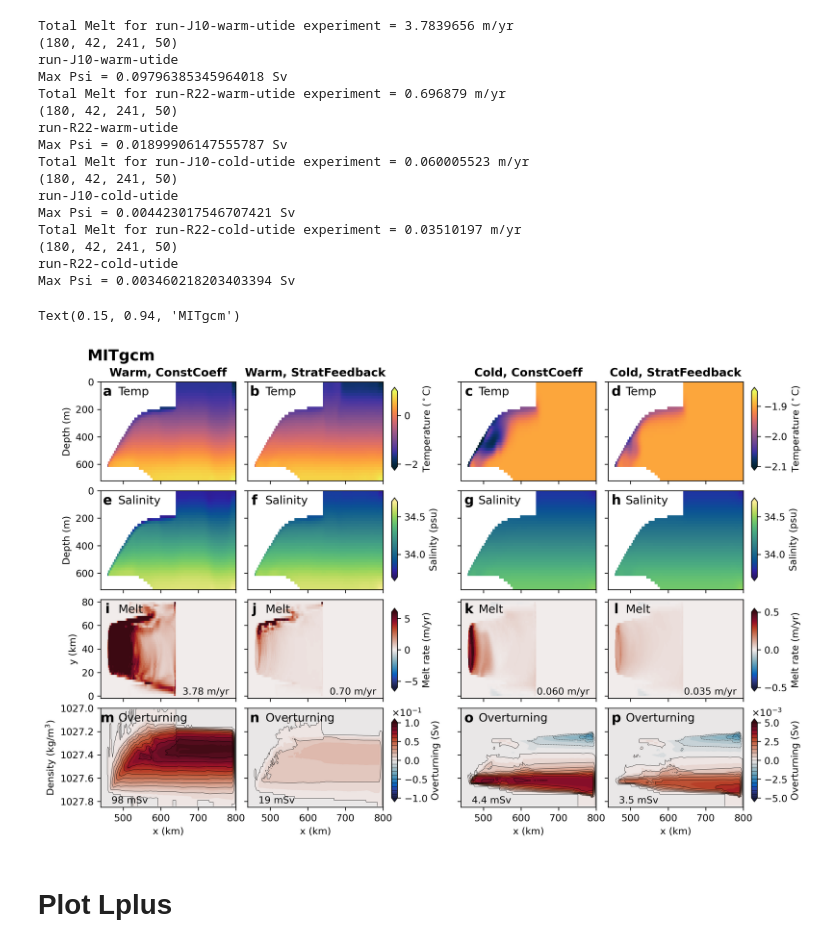
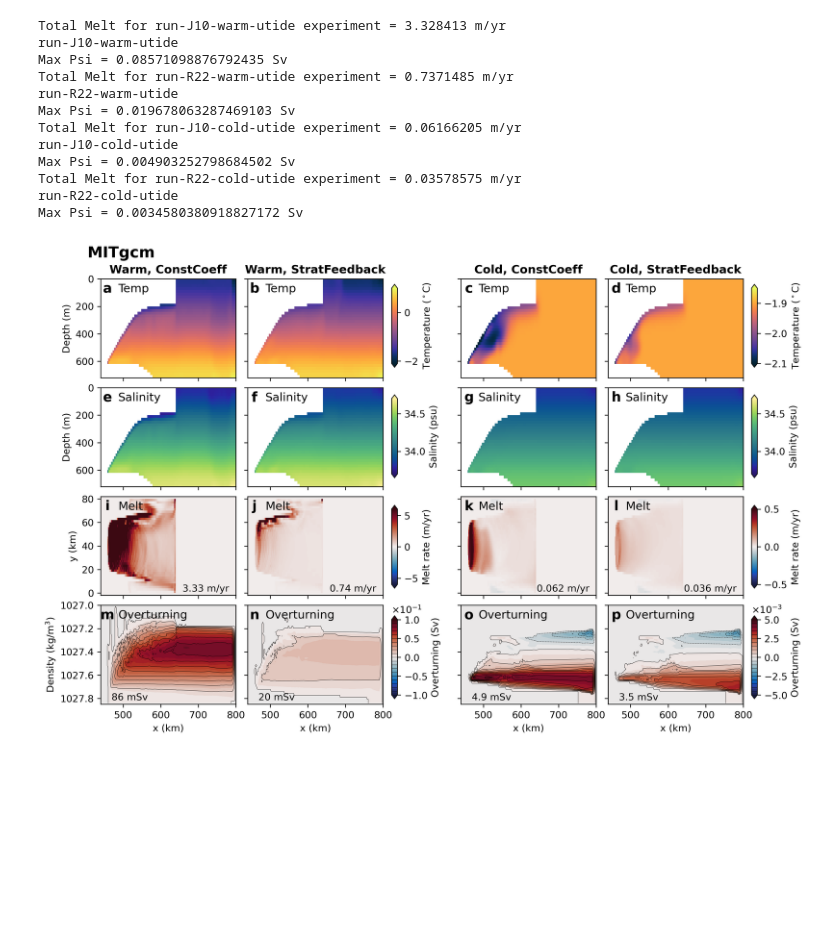
Before and after one commit to claireyung/stratification-feedback-param-paper, a Jupyter notebook: combined-ISOMIP-MITgcmMOM6-Copy1.ipynb, the cells around one changed output. Drawn from its saved outputs; the diff is of its cells as text; code cells hidden in the pictures; blank space fills up the shorter version.

```diff
--- a/combined-ISOMIP-MITgcmMOM6-Copy1.ipynb
+++ b/combined-ISOMIP-MITgcmMOM6-Copy1.ipynb
@@ -43,7 +40,7 @@ list_folders_MIT = ['run-J10-warm-utide','run-R22-warm-utide',
                 ]
 no_configs_MIT = len(list_folders_MIT)
 # %%
-def open_files_MIT(i):
+def open_files_MIT_raw(i):
     folder = base_folder_MIT+list_folders_MIT[i]+'/output001/'
     folder1 = base_folder_MIT+list_folders_MIT[i]+'/output000/'
 
@@ -57,32 +104,31 @@ def open_files_MIT(i):
 s_to_yr = 365*24*3600
 rho0 = 1000
 # %%
-def plot_transect_MIT(ax, i, y, var, time_slice, vmin, vmax, cmap):
+def plot_transect_MIT(ax, i, y, var, vmin, vmax, cmap):
     grid, tave, shelficetave, shelfsnap = open_files_MIT(i)
     if var == 'vVeltave':
-        plotvar = tave[var].isel(T = time_slice, Yp1 = y).mean('T')
+        plotvar = tave[var].isel(Yp1 = y)
         X = tave.X
     elif var == 'uVeltave':
-        plotvar = tave[var].isel(T = time_slice, Y = y).mean('T')
+        plotvar = tave[var].isel(Y = y)
         X = tave.Xp1
     else:
-        plotvar = tave[var].isel(T = time_slice, Y = y).mean('T')
+        plotvar = tave[var].isel(Y = y)
         X = tave.X
 
     plotvar = plotvar.where(plotvar !=0)
     mesh = ax.pcolormesh(
     1e-3 * X, -plotvar.Z.values, plotvar.values,
     cmap=cmap, vmin=vmin, vmax=vmax, shading='nearest')
-    #plt.colorbar(mesh, ax = ax, label = 'T ($^\circ$C)')
     ax.set_title(var+', '+list_folders_MIT[i])
     ax.set_ylabel('Depth (m)')
     ax.set_xlabel('x (km)')
     ax.set_ylim(720,0)
     return mesh
 
-def plot_melt_MIT(ax, i, time_slice, vmin, vmax):
+def plot_melt_MIT(ax, i, vmin, vmax):
     grid, tave, shelficetave, shelfsnap = open_files_MIT(i)
-    melt = -s_to_yr/rho0*shelficetave.fwFluxtave.isel(T = time_slice).mean('T')
+    melt = -s_to_yr/rho0*shelficetave.fwFluxtave
     mesh = ax.pcolormesh(
     1e-3 * melt.X, 1e-3 * melt.Y, melt.values,
     cmap=cm.cm.balance, vmin=vmin, vmax=vmax, shading='nearest')
@@ -103,9 +149,9 @@ def plot_melt_timeseries_MIT(ax, i):
     ax.set_xlabel('Time (days)')
     ax.set_ylabel('Melt, averaged over shelf (m/yr)')
 
-def compute_melt_MIT(i,time_slice):
+def compute_melt_MIT(i):
     grid, tave, shelficetave, shelfsnap = open_files_MIT(i)
-    melt = -s_to_yr/rho0*shelficetave.fwFluxtave.isel(T = time_slice).mean('T')
+    melt = -s_to_yr/rho0*shelficetave.fwFluxtave
     melt = melt.where(melt!=0).mean(['X','Y']).values
     return melt
 # %%
@@ -1003,43 +529,41 @@ Text(0.15, 0.94, 'MOM6')
 fig, axes = plt.subplots(nrows = 4, ncols = 5,figsize = (12,8),dpi = 300,
                          width_ratios = [1,1,0.4,1,1])
 
-time = np.arange(-180,0)
-timeosf = np.arange(-6,0) #monthly
 
 y = 20
 x = 20
 
 j = 0
-wT = plot_transect_MIT(axes[0,0], j, y, 'Ttave', time, -2.1, 1, cm.cm.thermal)
-wS = plot_transect_MIT(axes[1,0], j, y, 'Stave', time, 33.7,34.7, cm.cm.haline)
-wm, me = plot_melt_MIT(axes[2,0], j, time, -6,6)
+wT = plot_transect_MIT(axes[0,0], j, y, 'Ttave',  -2.1, 1, cm.cm.thermal)
+wS = plot_transect_MIT(axes[1,0], j, y, 'Stave',  33.7,34.7, cm.cm.haline)
+wm, me = plot_melt_MIT(axes[2,0], j,  -6,6)
 axes[2,0].text(0.95,0.02,f'{me:.2f}'+' m/yr',transform = axes[2,0].transAxes, ha = 'right',va = 'bottom')
-otw, otwl,osf0 = plot_rhooverturning_MITnew(axes[3,0],j, time, -0.1,0.1)
+otw, otwl,osf0 = plot_rhooverturning_MITnew(axes[3,0],j,  -0.1,0.1)
 axes[3,0].text(0.08,0.02,f'{osf0*1e3:.0f}'+' mSv',transform = axes[3,0].transAxes, ha = 'left',va = 'bottom')
 
 j = 1
-plot_transect_MIT(axes[0,1], j, y, 'Ttave', time, -2.1, 1, cm.cm.thermal)
-plot_transect_MIT(axes[1,1], j, y, 'Stave', time, 33.7,34.7, cm.cm.haline)
-wm, me = plot_melt_MIT(axes[2,1], j, time, -6,6)
+plot_transect_MIT(axes[0,1], j, y, 'Ttave',  -2.1, 1, cm.cm.thermal)
+plot_transect_MIT(axes[1,1], j, y, 'Stave',  33.7,34.7, cm.cm.haline)
+wm, me = plot_melt_MIT(axes[2,1], j, -6,6)
 axes[2,1].text(0.95,0.02,f'{me:.2f}'+' m/yr',transform = axes[2,1].transAxes, ha = 'right',va = 'bottom')
-otw, otwl,osf0 = plot_rhooverturning_MITnew(axes[3,1],j, time, -0.1,0.1)
+otw, otwl,osf0 = plot_rhooverturning_MITnew(axes[3,1],j,  -0.1,0.1)
 axes[3,1].text(0.08,0.02,f'{osf0*1e3:.0f}'+' mSv',transform = axes[3,1].transAxes, ha = 'left',va = 'bottom')
 
 
 j = 2
-cT = plot_transect_MIT(axes[0,3], j, y, 'Ttave', time, -2.1,-1.85,cm.cm.thermal)
-cS = plot_transect_MIT(axes[1,3], j, y, 'Stave', time,33.7,34.7,cm.cm.haline)
-wc,me = plot_melt_MIT(axes[2,3],j,time,-0.5,0.5)
+cT = plot_transect_MIT(axes[0,3], j, y, 'Ttave', -2.1,-1.85,cm.cm.thermal)
+cS = plot_transect_MIT(axes[1,3], j, y, 'Stave', 33.7,34.7,cm.cm.haline)
+wc,me = plot_melt_MIT(axes[2,3],j,-0.5,0.5)
 axes[2,3].text(0.95,0.02,f'{me:.3f}'+' m/yr',transform = axes[2,3].transAxes, ha = 'right',va = 'bottom')
-otc, otcl,osf0 = plot_rhooverturning_MITnew(axes[3,3],j, time, -0.005,0.005)
+otc, otcl,osf0 = plot_rhooverturning_MITnew(axes[3,3],j,  -0.005,0.005)
 axes[3,3].text(0.08,0.02,f'{osf0*1e3:.1f}'+' mSv',transform = axes[3,3].transAxes, ha = 'left',va = 'bottom')
 
 j = 3
-cT = plot_transect_MIT(axes[0,4], j, y, 'Ttave', time, -2.1,-1.85,cm.cm.thermal)
-cS = plot_transect_MIT(axes[1,4], j, y, 'Stave', time,33.7,34.7,cm.cm.haline)
-wc,me = plot_melt_MIT(axes[2,4],j,time,-0.5,0.5)
+cT = plot_transect_MIT(axes[0,4], j, y, 'Ttave',-2.1,-1.85,cm.cm.thermal)
+cS = plot_transect_MIT(axes[1,4], j, y, 'Stave', 33.7,34.7,cm.cm.haline)
+wc,me = plot_melt_MIT(axes[2,4],j,-0.5,0.5)
 axes[2,4].text(0.95,0.02,f'{me:.3f}'+' m/yr',transform = axes[2,4].transAxes, ha = 'right',va = 'bottom')
-otc, otcl, osf0 = plot_rhooverturning_MITnew(axes[3,4],j, time, -0.005,0.005)
+otc, otcl, osf0 = plot_rhooverturning_MITnew(axes[3,4],j,  -0.005,0.005)
 axes[3,4].text(0.08,0.02,f'{osf0*1e3:.1f}'+' mSv',transform = axes[3,4].transAxes, ha = 'left',va = 'bottom')
 # plot_rhooverturning_MOM6(axes[5,1],j,-0.02,0.02,cm.cm.balance)
 
@@ -1124,46 +648,40 @@ for j in np.arange(3,5):
     axes[0,j].text(0.13,0.9,'Temp',horizontalalignment='left', # fontweight='bold',
              verticalalignment='center',transform=axes[0,j].transAxes, fontsize = 12)
     axes[1,j].text(0.13,0.9,'Salinity',horizontalalignment='left', # fontweight='bold',
              verticalalignment='center',transform=axes[1,j].transAxes, fontsize = 12)
     axes[2,j].text(0.13,0.9,'Melt',horizontalalignment='left', # fontweight='bold',
              verticalalignment='center',transform=axes[2,j].transAxes, fontsize = 12)
     axes[3,j].text(0.13,0.9,'Overturning',horizontalalignment='left', # fontweight='bold',
              verticalalignment='center',transform=axes[3,j].transAxes, fontsize = 12)
 
     for k in np.arange(4):
         if (k>0):
             axes[k,j].set_title('')
         alph = ['a','b','c','d','e','f','g','h','i','j','k','l','m','n','o',
                 'p','q']
 
         axes[k,j].set_xlim(440,800)
         axes[k,j].text(0.06,0.9,alph[k*4+j-1],horizontalalignment='center', fontweight='bold',
              verticalalignment='center',transform=axes[k,j].transAxes, fontsize = 14)
 
 
 #fig.align_ylabels([axes[0,0],axes[1,0],axes[2,0],axes[3,0]])
 fig.align_ylabels([caxwT,caxwS,caxwm,caxwT2])
 fig.align_ylabels([caxcT,caxcS,caxcm,caxcT2])
 
 fig.suptitle('MITgcm', fontweight='bold', x = 0.15,y=0.94,fontsize = 16)
+fig.savefig('/g/data/x77/cy8964/ISOMIP/param-paper-plots/figs/FigC1.pdf')
 # %% [output]
-Total Melt for run-J10-warm-utide experiment = 3.7839656 m/yr
-(180, 42, 241, 50)
+Total Melt for run-J10-warm-utide experiment = 3.328413 m/yr
 run-J10-warm-utide
-Max Psi = 0.09796385345964018 Sv
-Total Melt for run-R22-warm-utide experiment = 0.696879 m/yr
-(180, 42, 241, 50)
+Max Psi = 0.08571098876792435 Sv
+Total Melt for run-R22-warm-utide experiment = 0.7371485 m/yr
 run-R22-warm-utide
-Max Psi = 0.01899906147555787 Sv
-Total Melt for run-J10-cold-utide experiment = 0.060005523 m/yr
-(180, 42, 241, 50)
+Max Psi = 0.019678063287469103 Sv
+Total Melt for run-J10-cold-utide experiment = 0.06166205 m/yr
 run-J10-cold-utide
-Max Psi = 0.004423017546707421 Sv
-Total Melt for run-R22-cold-utide experiment = 0.03510197 m/yr
-(180, 42, 241, 50)
+Max Psi = 0.004903252798684502 Sv
+Total Melt for run-R22-cold-utide experiment = 0.03578575 m/yr
 run-R22-cold-utide
-Max Psi = 0.003460218203403394 Sv
+Max Psi = 0.0034580380918827172 Sv
-Text(0.15, 0.94, 'MITgcm')
-[figure, old version]
+[figure, new version]
-# %% [markdown]
-# Plot Lplus
```
Also changed, not shown: parts of 16 cells of this notebook, 29 other files.
